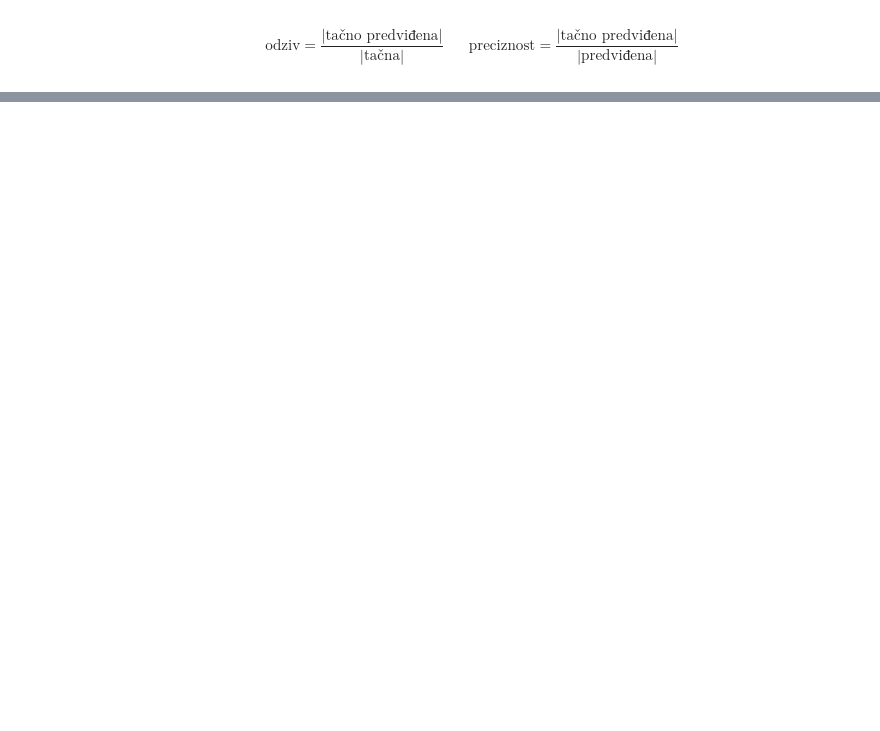
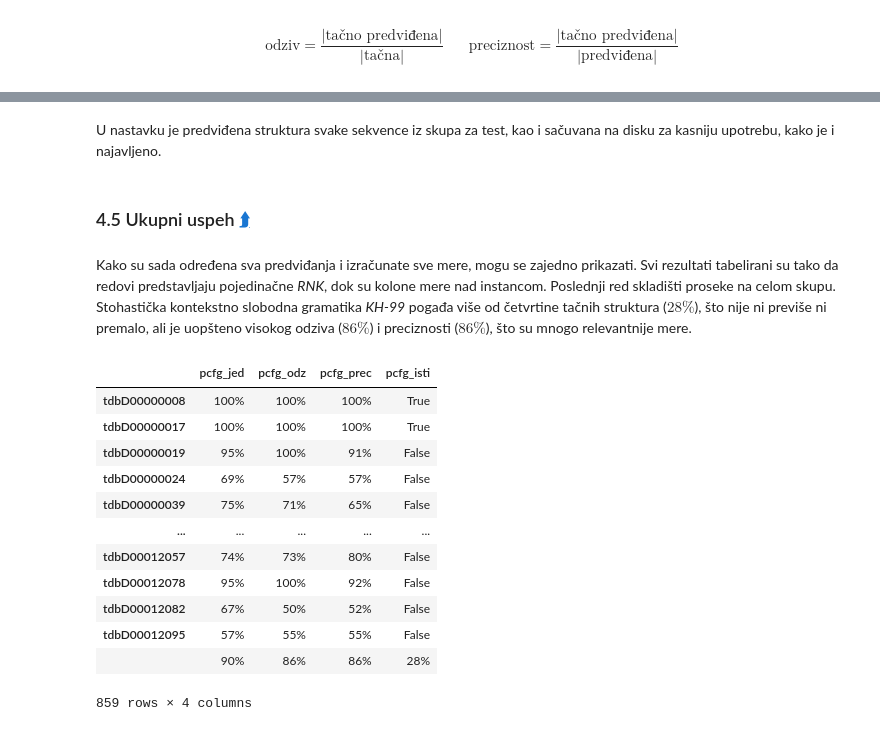
Before and after one commit to matfija/Duboka-struktura-RNK, a Jupyter notebook: sveska/Duboka_struktura_RNK.ipynb, the cells around one changed output, grey strips where cells are left out. Drawn from its saved outputs; the diff is of its cells as text; code cells hidden in the pictures; blank space fills up the shorter version.

```diff
--- a/sveska/Duboka_struktura_RNK.ipynb
+++ b/sveska/Duboka_struktura_RNK.ipynb
@@ -981,0 +1071,8 @@ $$ \text{odziv} = \frac{|\text{tačno predviđena}|}{|\text{tačna}|} \; \; \; \
+# %%
+# Sigurno otvaranje datoteke
+def fopen(datoteka):
+    # Pravljenje potrebnih direktorijuma
+    os.makedirs(os.path.dirname(datoteka), exist_ok=True)
+
+    # Otvaranje datoteke za pisanje
+    return open(datoteka, 'w')
@@ -981,0 +1173,59 @@ $$ \text{odziv} = \frac{|\text{tačno predviđena}|}{|\text{tačna}|} \; \; \; \
+# %% [markdown]
+U nastavku je predviđena struktura svake sekvence iz skupa za test, kao i sačuvana na disku za kasniju upotrebu, kako je i najavljeno.
+# %%
+# Predviđanje strukture nad test skupom
+pred_pcfg = [Predikcija(pcfg, t) for t in test]
+# %% [markdown]
+### 4.5 Ukupni uspeh [⮭]<a id="par:rez"></a>
+
+[⮭]: #par:eval
+# %% [markdown]
+Kako su sada određena sva predviđanja i izračunate sve mere, mogu se zajedno prikazati. Svi rezultati tabelirani su tako da redovi predstavljaju pojedinačne *RNK*, dok su kolone mere nad instancom. Poslednji red skladišti proseke na celom skupu. Stohastička kontekstno slobodna gramatika *KH-99* pogađa više od četvrtine tačnih struktura ($28\%$), što nije ni previše ni premalo, ali je uopšteno visokog odziva ($86\%$) i preciznosti ($86\%$), što su mnogo relevantnije mere.
+# %%
+# Biblioteka za Dekartov proizvod
+from itertools import product
+
+# Procentualni prikaz svih realnih brojeva
+pd.set_option('display.float_format', '{:.0%}'.format)
+# %%
+# Spisak svih kolona tabele
+kolone = [*map(''.join, product(['pcfg_'], ['jed', 'odz', 'prec', 'isti']))]
+
+# Tabeliranje prosleđenog skupa
+def tabeliraj(rnk):
+    # Prazna tabela sa odgovarajućim kolonama
+    tabela = pd.DataFrame(columns=kolone)
+
+    # Tabeliranje prosleđenih RNK
+    for r in rnk:
+        tabela.loc[r.id] = [getattr(r, k) for k in kolone]
+
+    # Pretvaranje svega u objekte
+    tabela = tabela.astype('object')
+
+    # Izračuvanje proseka svih mera
+    tabela.loc[''] = tabela.mean()
+
+    # Upisivanje na lokal za ubuduće
+    with fopen(f'../podaci/uspeh.csv') as f:
+        tabela.to_csv(f)
+
+    # Prikaz izračunate tabele
+    display(tabela)
+# %%
+# Tabeliranje rezultata na test skupu
+tabeliraj(pred_pcfg)
+# %% [output]
+|  | pcfg_jed | pcfg_odz | pcfg_prec | pcfg_isti |
+| tdbD00000008 | 100% | 100% | 100% | True |
+| tdbD00000017 | 100% | 100% | 100% | True |
+| tdbD00000019 | 95% | 100% | 91% | False |
+| tdbD00000024 | 69% | 57% | 57% | False |
+| tdbD00000039 | 75% | 71% | 65% | False |
+| ... | ... | ... | ... | ... |
+| tdbD00012057 | 74% | 73% | 80% | False |
+| tdbD00012078 | 95% | 100% | 92% | False |
+| tdbD00012082 | 67% | 50% | 52% | False |
+| tdbD00012095 | 57% | 55% | 55% | False |
+|  | 90% | 86% | 86% | 28% |
+859 rows × 4 columns
```
Also changed, not shown: parts of 128 cells of this notebook, 1 other file.
